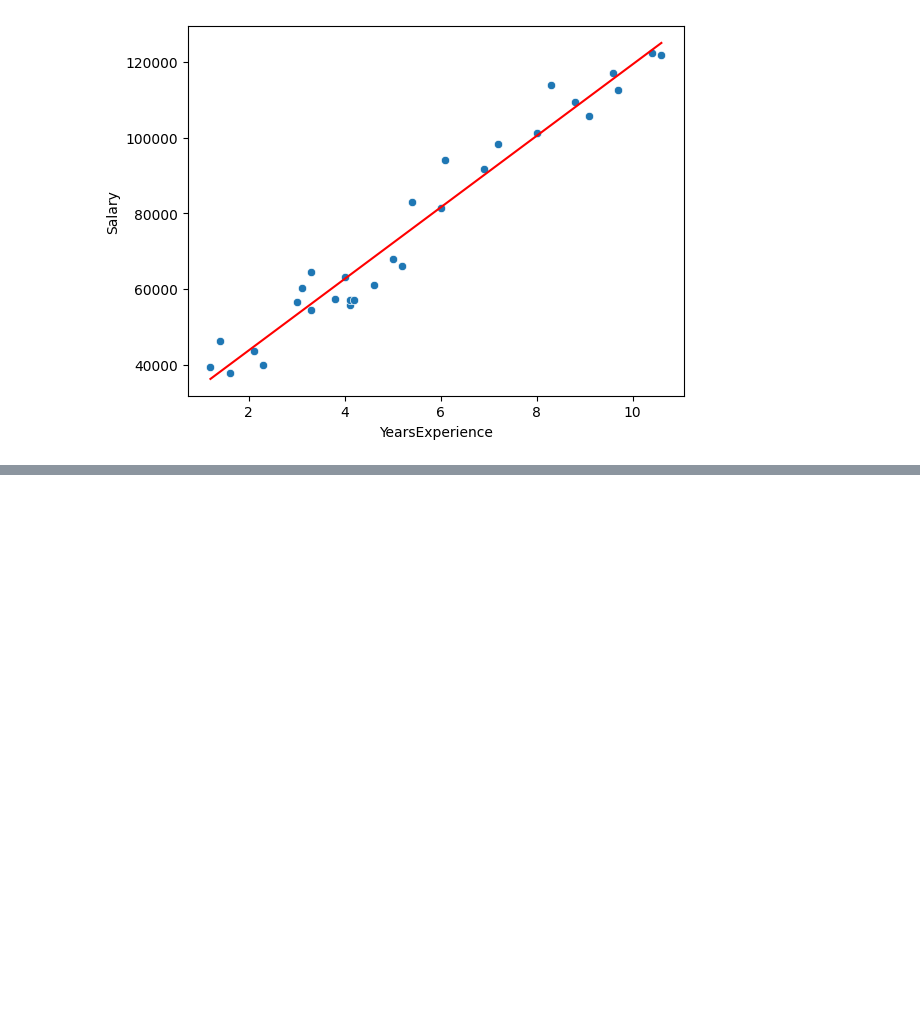
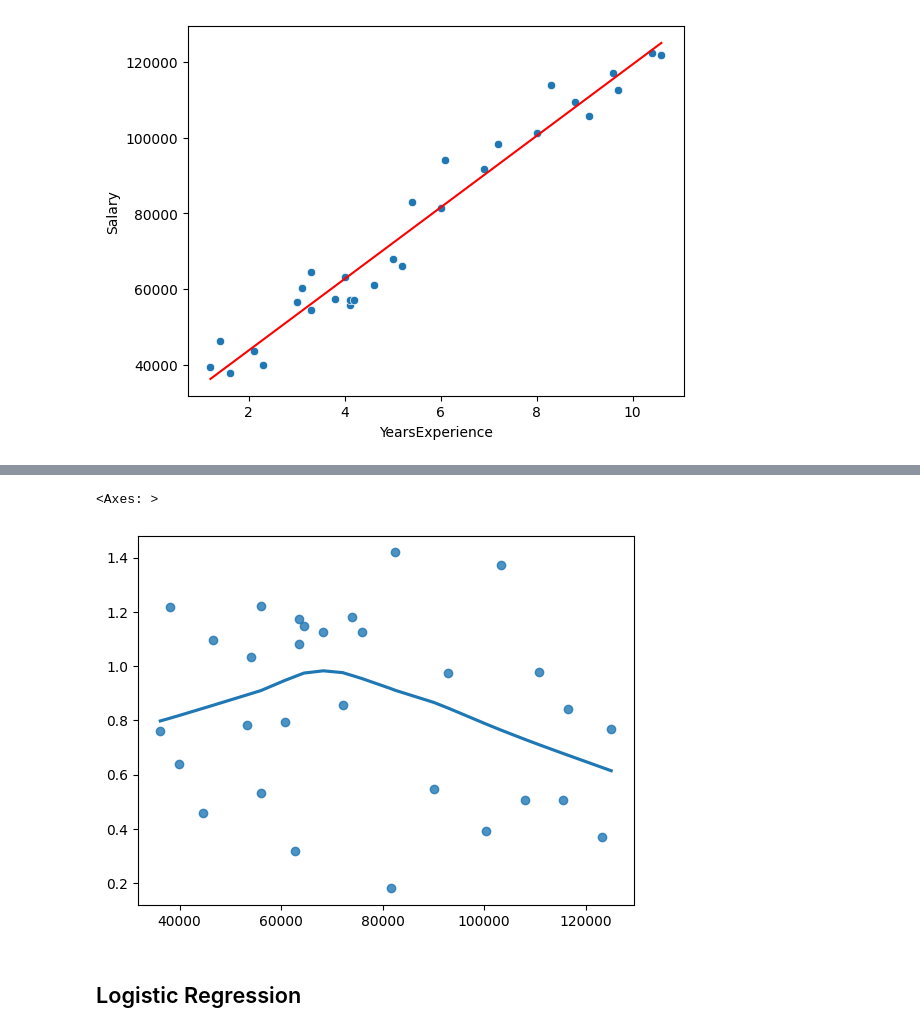
Before and after one commit to gabriel-victor933/project-applications-linear-regression, a Jupyter notebook: main.ipynb, the cells around one changed output, grey strips where cells are left out. Drawn from its saved outputs; the diff is of its cells as text; code cells hidden in the pictures; blank space fills up the shorter version.

```diff
--- a/main.ipynb
+++ b/main.ipynb
@@ -55,0 +71,10 @@ fig.show()
+# %%
+model_norm = model.get_influence().resid_studentized_internal
+model_norm_abs_sqrt = np.sqrt(np.abs(model_norm))
+
+sns.regplot(x=model.fittedvalues,y=model_norm_abs_sqrt,ci=None,lowess=True)
+# %% [output]
+<Axes: >
+[figure, added]
+# %% [markdown]
+## Logistic Regression
```
Also changed, not shown: parts of 21 cells of this notebook.
